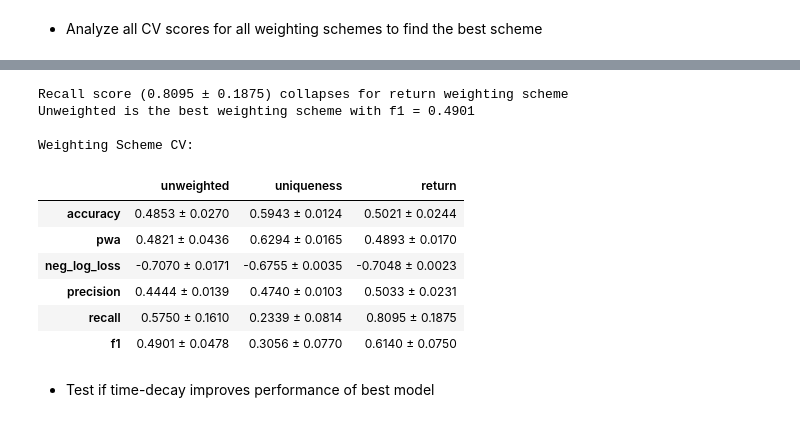
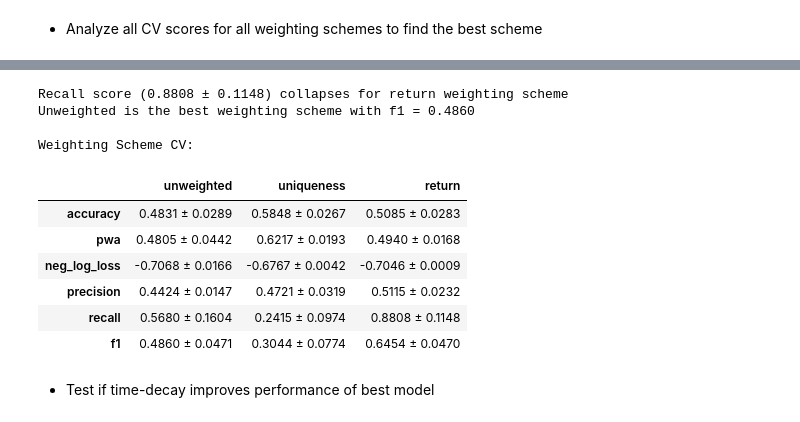
Before and after one commit to pnjoroge54/Machine-Learning-Blueprint, a Jupyter notebook: notebooks/Part_5-Experiment Tracking.ipynb, the cells around one changed output, grey strips where cells are left out. Cells and saved outputs as stored; diff of their text form; code cells hidden in the pictures.

```diff
--- a/notebooks/Part_5-Experiment Tracking.ipynb
+++ b/notebooks/Part_5-Experiment Tracking.ipynb
@@ -578,15 +553,4 @@ Name: t1, Length: 6506, dtype: datetime64[ns],
                                           verbose=False)
-# %%
-from afml.cache.cv_cache import cv_cacheable
-
-
-@cv_cacheable
-def train_rf(classifier, X, y, sample_weight=None):
-    time0 = time.time()
-    clf = clone(classifier).set_params(oob_score=True).fit(X, y, sample_weight)
-    time1 = pd.Timedelta(seconds=time.time() - time0).round('1s')
-    print(f"{clf.__class__.__name__} trained in {time1}.")
-    return clf
 # %%
 w = weighting_schemes[best_scheme]
 rf = clone(clf).set_params(oob_score=True)
@@ -629,7 +593,7 @@ all_scores_oos = pd.DataFrame()
 
 for name, classifier in ensembles.items():
     prob = classifier.predict_proba(X_test)[:, 1]
-    pred = (prob > 0.5).astype(int)
+    pred = (prob > 0.5).astype("int8")
     oob_metrics = compute_custom_oob_metrics(classifier, X_train, y_train, w)
     for method, scoring in scoring_methods.items():
         y_pred = prob if scoring in (probability_weighted_accuracy, log_loss) else pred
@@ -730,7 +675,7 @@ Average uniqueness = 0.5623
 # %%
 from afml.strategies.ma_crossover_feature_engine import ForexFeatureEngine
 
-ma_timeframe = "M15"
+ma_timeframe = "M5"
 file = Path(fr"..\data\EURUSD_{ma_timeframe}_time_2018-01-01-2024-12-31.parq")
 ma_time_bars = pd.read_parquet(file)
 
@@ -885,7 +830,7 @@ X_train, X_test, y_train, y_test = (
     )
 
 cont_train = cont.iloc[train]
-cont_train = get_event_weights(cont_train, bb_df.close)
+cont_train = get_event_weights(cont_train, ma_df.close)
 bb_cont_train = cont_train.copy()
 
 cv_gen = PurgedKFold(n_splits, cont_train["t1"], pct_embargo)
@@ -957,11 +902,15 @@ for scheme, w in tqdm(weighting_schemes.items()):
     score = cv_scores[scoring].mean()
     recall = cv_scores_df.loc["recall", "mean"]
     recall_std = cv_scores_df.loc["recall", "std"]
+
     for idx, row in cv_scores_df.iterrows():
         all_cv_scores_df.loc[idx, scheme] = f"{row['mean']:.4f} ± {row['std']:.4f}"
-    if scoring == "f1" and (np.allclose([recall + recall_std], [1.0], 0.025) or np.allclose([recall - recall_std], [0.0], 0.025)):
+
+    rtol = 0.025
+    if scoring == "f1" and (np.allclose([recall + recall_std], [1.0], rtol) or np.allclose([recall - recall_std], [0.0], rtol)):
         print(f"Recall score ({all_cv_scores_df.loc['recall', scheme]}) collapses for {scheme} weighting scheme")
         continue
+
     best_score = max(best_score, score) if best_score is not None else score
     if score == best_score:
         best_scheme = scheme
@@ -975,14 +924,14 @@ all_cv_scores_df
-Recall score (0.8095 ± 0.1875) collapses for return weighting scheme
-Unweighted is the best weighting scheme with f1 = 0.4901
+Recall score (0.8808 ± 0.1148) collapses for return weighting scheme
+Unweighted is the best weighting scheme with f1 = 0.4860
 
 Weighting Scheme CV:
 |  | unweighted | uniqueness | return |
-| accuracy | 0.4853 ± 0.0270 | 0.5943 ± 0.0124 | 0.5021 ± 0.0244 |
-| pwa | 0.4821 ± 0.0436 | 0.6294 ± 0.0165 | 0.4893 ± 0.0170 |
-| neg_log_loss | -0.7070 ± 0.0171 | -0.6755 ± 0.0035 | -0.7048 ± 0.0023 |
-| precision | 0.4444 ± 0.0139 | 0.4740 ± 0.0103 | 0.5033 ± 0.0231 |
-| recall | 0.5750 ± 0.1610 | 0.2339 ± 0.0814 | 0.8095 ± 0.1875 |
-| f1 | 0.4901 ± 0.0478 | 0.3056 ± 0.0770 | 0.6140 ± 0.0750 |
+| accuracy | 0.4831 ± 0.0289 | 0.5848 ± 0.0267 | 0.5085 ± 0.0283 |
+| pwa | 0.4805 ± 0.0442 | 0.6217 ± 0.0193 | 0.4940 ± 0.0168 |
+| neg_log_loss | -0.7068 ± 0.0166 | -0.6767 ± 0.0042 | -0.7046 ± 0.0009 |
+| precision | 0.4424 ± 0.0147 | 0.4721 ± 0.0319 | 0.5115 ± 0.0232 |
+| recall | 0.5680 ± 0.1604 | 0.2415 ± 0.0974 | 0.8808 ± 0.1148 |
+| f1 | 0.4860 ± 0.0471 | 0.3044 ± 0.0774 | 0.6454 ± 0.0470 |
 # %% [markdown]
 - Test if time-decay improves performance of best model
 # %%
```
Also changed, not shown: parts of 27 cells of this notebook, 5 other files.
